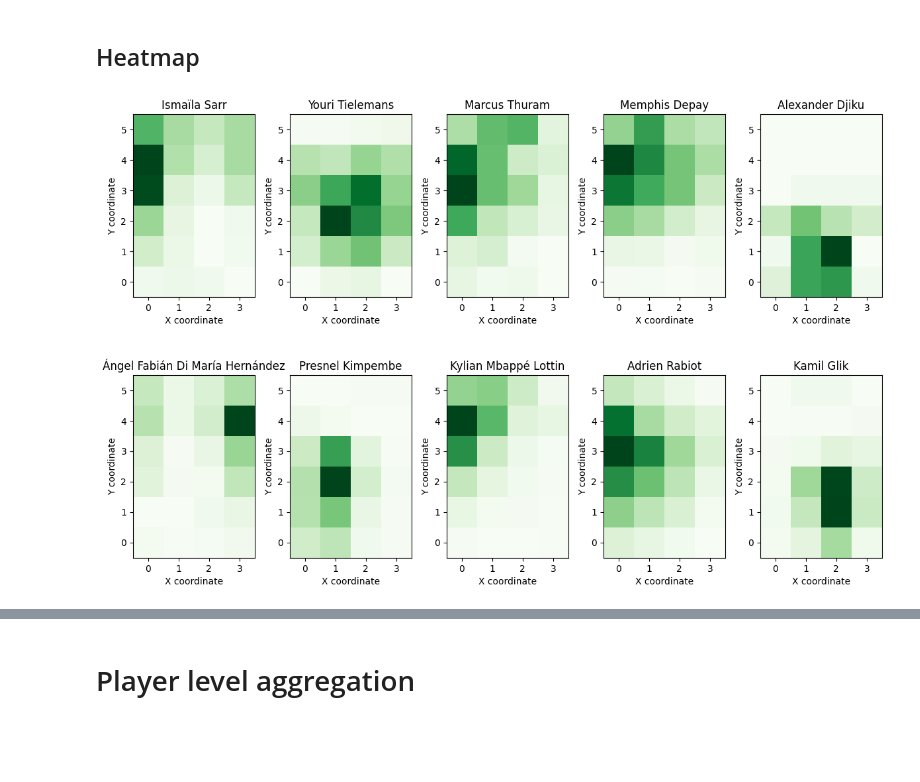
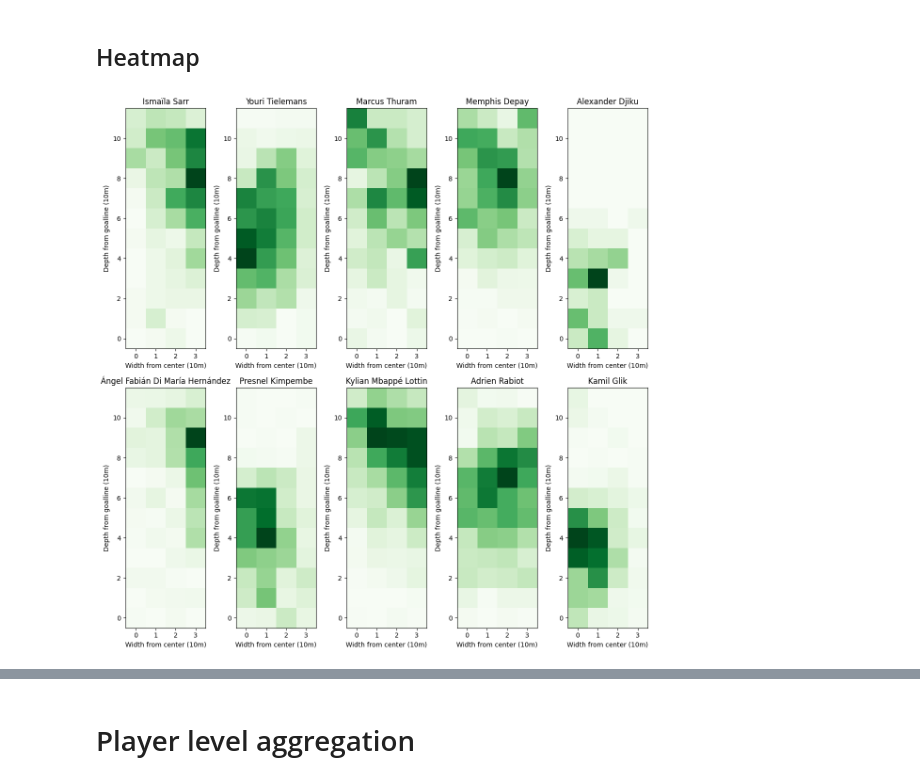
Before and after one commit to J0NAS12/Football-Scouting-with-Event-Data, a Jupyter notebook: backend/clustering_positions.ipynb, the cells around one changed output, grey strips where cells are left out. Cells and saved outputs as stored; diff of their text form; code cells hidden in the pictures; blank space fills up the shorter version.

```diff
--- a/backend/clustering_positions.ipynb
+++ b/backend/clustering_positions.ipynb
@@ -111,7 +113,7 @@ track_df_full['packing'] = (track_df_full['x'] > track_df_full['ball_x']) & (tra
 teammates_df = track_df_full[track_df_full['teammate'] == True]
 teammates_df = teammates_df.rename(columns={'distance': 'teammate_distance'})
 
-teammates_df['teammate_behind_ball'] = (teammates_df['ball_x'] > teammates_df['ball_x'])
+teammates_df['teammate_behind_ball'] = (teammates_df['x'] > teammates_df['ball_x'])
 
 opponents_df = track_df_full[track_df_full['teammate'] == False]
 opponents_df = opponents_df.rename(columns={'distance': 'opponent_distance'})
@@ -140,7 +142,7 @@ df_event = df_event.merge(teammate_forward, on='id', how='left')
 # %% [markdown]
 ## Heatmap
 # %%
-def make_heatmap(x, y, bins=(6,4), xrange=(0, 120), yrange=(0, 80)):
+def make_heatmap(x, y, bins=(12,4), xrange=(0, 120), yrange=(0, 40)):
     heatmap, _, _ = np.histogram2d(
         x, y,
         bins=bins,
@@ -159,7 +161,7 @@ ids = []
 
 for player_id, group in grouped:
     # Make heatmap for this player
-    h = make_heatmap(group["x"], group["y"])
+    h = make_heatmap(group["x"], abs(40-group["y"]))
 
     # Scale to 0-1 for this player
     h_min, h_max = h.min(), h.max()
@@ -194,37 +196,37 @@ def visualize_players(heatmaps, ids, file_name = ""):
     num_players = 10
     rows, cols = 2, 5
 
-    fig, axes = plt.subplots(rows, cols, figsize=(12, 8))
+    fig, axes = plt.subplots(rows, cols, figsize=(12, 12))
     for i in range(num_players):
         r, c = divmod(i, cols)
         ax = axes[r, c]
         ax.imshow(
             heatmaps[i],
             cmap='Greens',
             origin='lower'
         )
 
         # Get player name safely
         match = player_name[player_name["player_id"] == ids[i]]
         if not match.empty:
             name = match.iloc[0].player_name
         else:
             name = "Unknown"
 
         ax.set_title(name)
-        ax.set_xlabel("X coordinate")
-        ax.set_ylabel("Y coordinate")
+        ax.set_xlabel("Width from center (10m)")
+        ax.set_ylabel("Depth from goalline (10m)")
 
 
     if (file_name != ""):
         plt.savefig(file_name)
     else:
         plt.tight_layout()
         plt.show()
 
 visualize_players(heatmaps,ids)
 # %% [output]
-[figure, old version]
+[figure, new version]
 # %%
 import torch
 import torch.nn as nn
```
Also changed, not shown: parts of 35 cells of this notebook, 25 other files.
